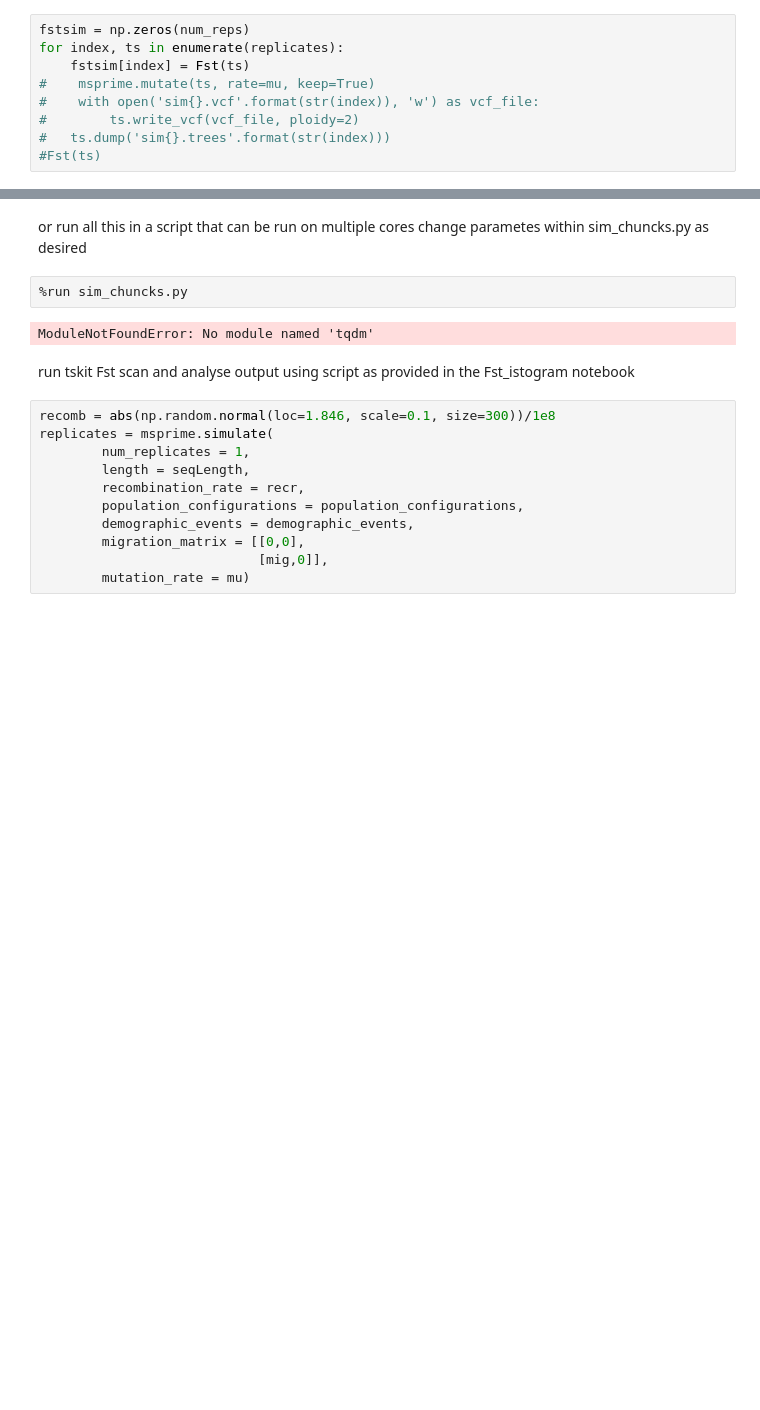
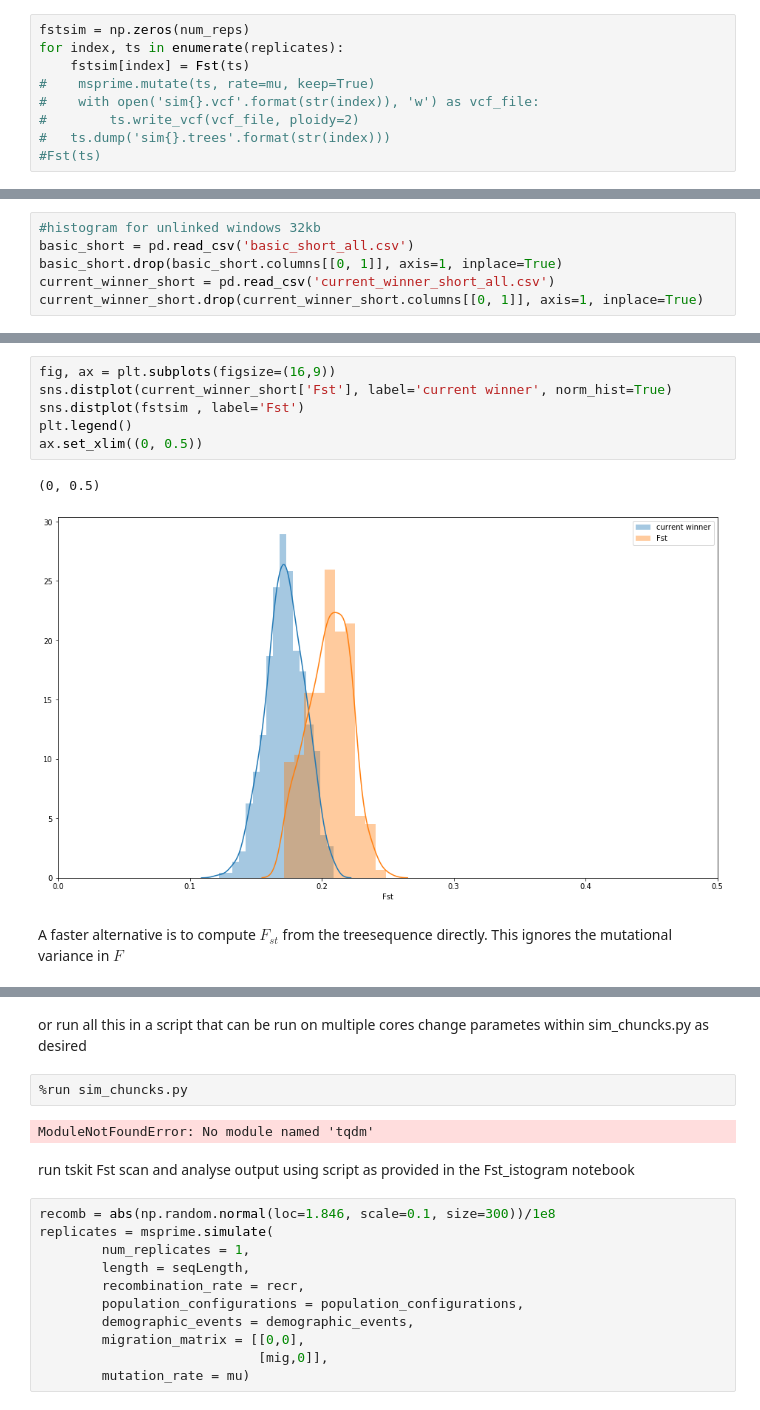
Before and after one commit to DRL/SMBE-SGE-2019, a Jupyter notebook: Session_2/Fst_short_chuncks/simulating_windowise_Fst.ipynb, the cells around one changed output, grey strips where cells are left out. Saved outputs shown, nothing was run; the diff lists cells and outputs as text; blank space fills up the shorter version.

```diff
--- a/Session_2/Fst_short_chuncks/simulating_windowise_Fst.ipynb
+++ b/Session_2/Fst_short_chuncks/simulating_windowise_Fst.ipynb
@@ -135,0 +139,6 @@ for index, ts in enumerate(replicates):
+# %%
+#histogram for unlinked windows 32kb
+basic_short = pd.read_csv('basic_short_all.csv')
+basic_short.drop(basic_short.columns[[0, 1]], axis=1, inplace=True)
+current_winner_short = pd.read_csv('current_winner_short_all.csv')
+current_winner_short.drop(current_winner_short.columns[[0, 1]], axis=1, inplace=True)
@@ -135,0 +154,11 @@ for index, ts in enumerate(replicates):
+# %%
+fig, ax = plt.subplots(figsize=(16,9))
+sns.distplot(current_winner_short['Fst'], label='current winner', norm_hist=True)
+sns.distplot(fstsim , label='Fst')
+plt.legend()
+ax.set_xlim((0, 0.5))
+# %% [output]
+(0, 0.5)
+[figure, added]
+# %% [markdown]
+A faster alternative is to compute $F_{st}$ from the treesequence directly. This ignores the mutational variance in $F_{}$
```
Also changed, not shown: parts of 17 cells of this notebook.
